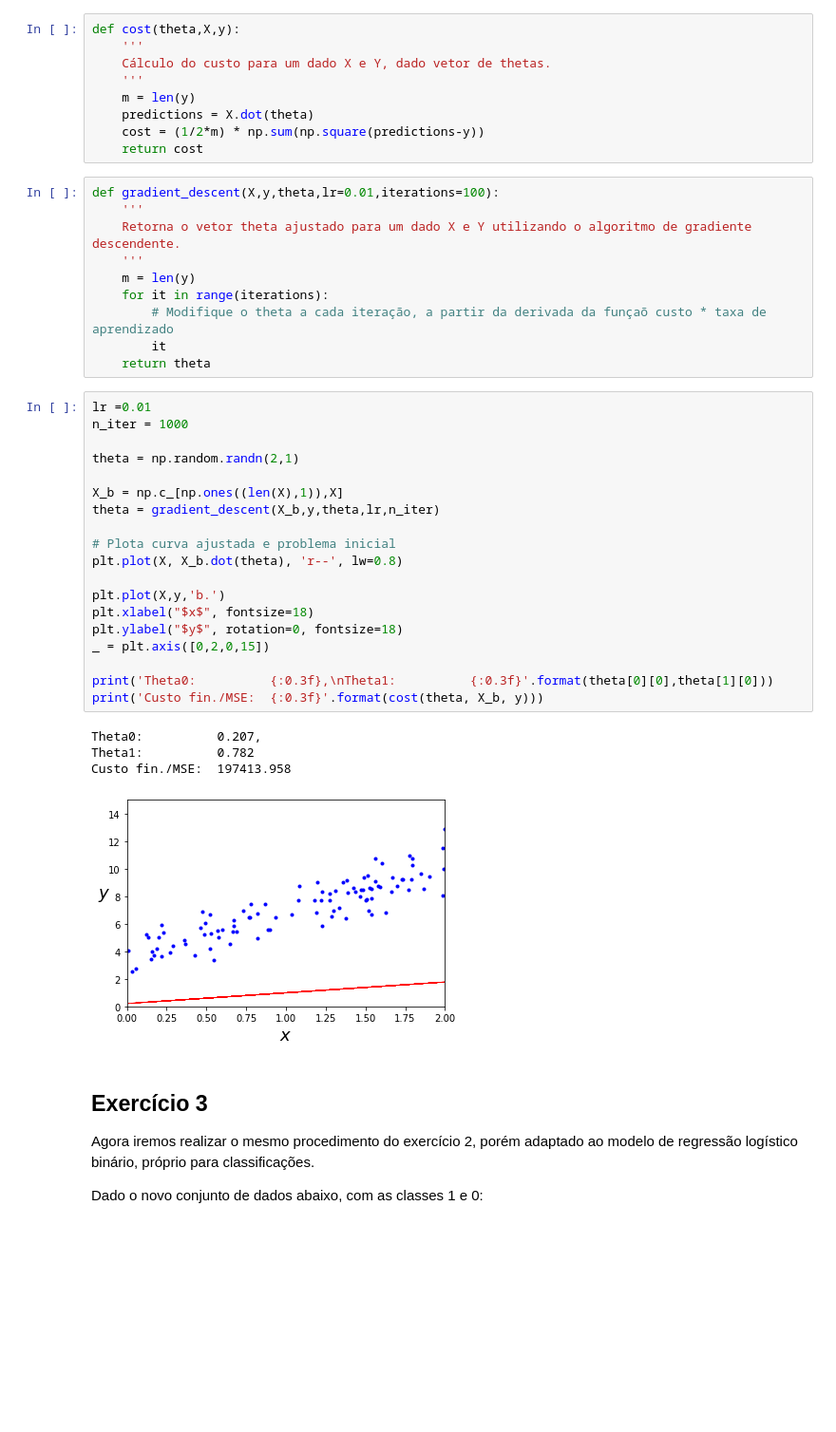
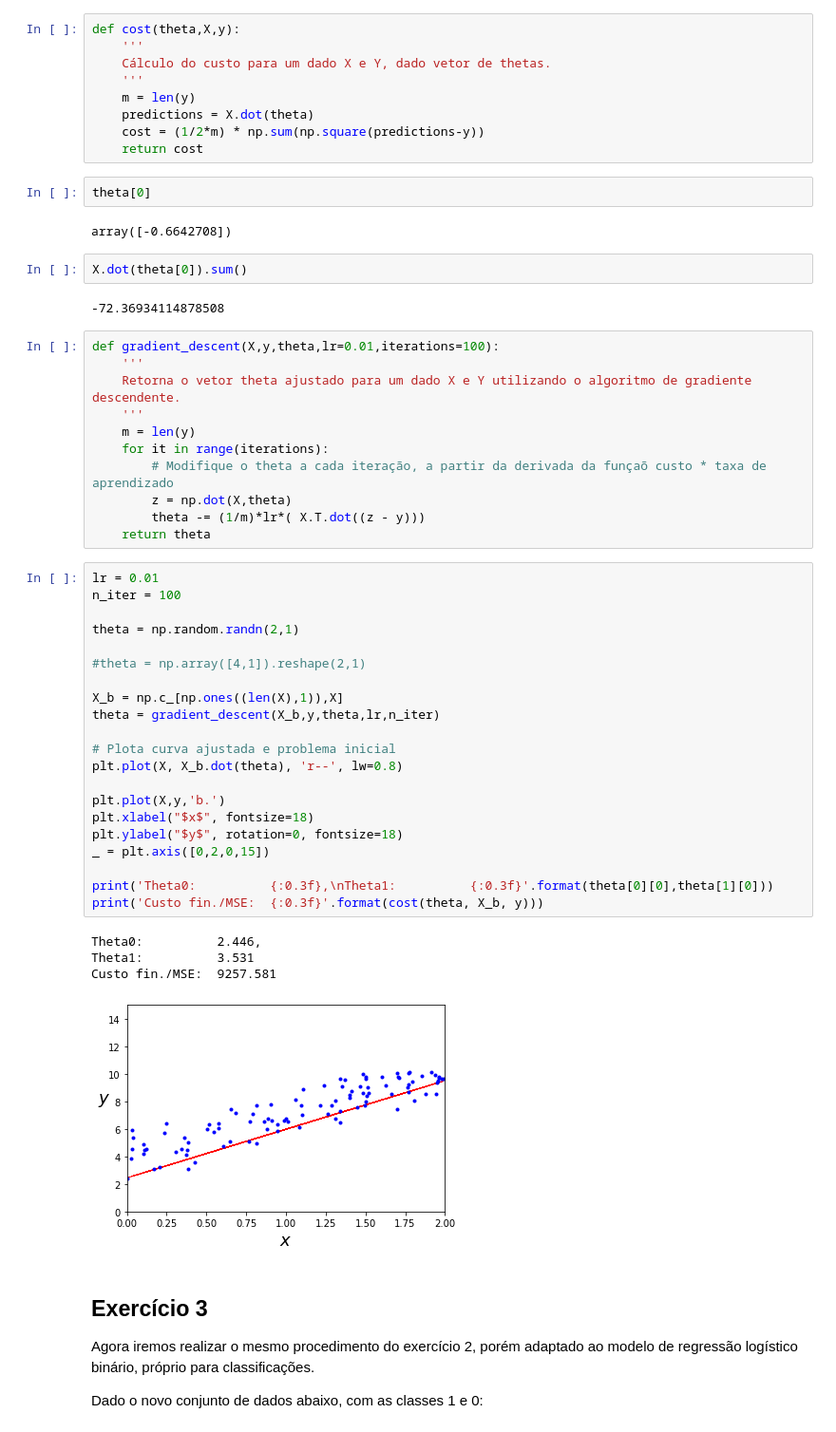
Before and after one commit to rodrigosantis1/intropython, a Jupyter notebook: Exercicios/Cap 3 - Numpy.ipynb, the cells around one changed output. Shown at 95% size. Cells and saved outputs as stored; diff of their text form; blank space fills up the shorter version.

```diff
--- a/Exercicios/Cap 3 - Numpy.ipynb
+++ b/Exercicios/Cap 3 - Numpy.ipynb
@@ -47,6 +47,14 @@ def cost(theta,X,y):
     predictions = X.dot(theta)
     cost = (1/2*m) * np.sum(np.square(predictions-y))
     return cost
+# %%
+theta[0]
+# %% [output]
+array([-0.6642708])
+# %%
+X.dot(theta[0]).sum()
+# %% [output]
+-72.36934114878508
 # %%
 def gradient_descent(X,y,theta,lr=0.01,iterations=100):
     '''
@@ -55,32 +63,35 @@ def gradient_descent(X,y,theta,lr=0.01,iterations=100):
     m = len(y)
     for it in range(iterations):
         # Modifique o theta a cada iteração, a partir da derivada da funçaõ custo * taxa de aprendizado
-        it
+        z = np.dot(X,theta)
+        theta -= (1/m)*lr*( X.T.dot((z - y)))
     return theta
 # %%
-lr =0.01
-n_iter = 1000
+lr = 0.01
+n_iter = 100
 
 theta = np.random.randn(2,1)
+
+#theta = np.array([4,1]).reshape(2,1)
 
 X_b = np.c_[np.ones((len(X),1)),X]
 theta = gradient_descent(X_b,y,theta,lr,n_iter)
 
 # Plota curva ajustada e problema inicial
 plt.plot(X, X_b.dot(theta), 'r--', lw=0.8)
 
 plt.plot(X,y,'b.')
 plt.xlabel("$x$", fontsize=18)
 plt.ylabel("$y$", rotation=0, fontsize=18)
 _ = plt.axis([0,2,0,15])
 
 print('Theta0:          {:0.3f},\nTheta1:          {:0.3f}'.format(theta[0][0],theta[1][0]))
 print('Custo fin./MSE:  {:0.3f}'.format(cost(theta, X_b, y)))
 # %% [output]
-Theta0:          0.207,
-Theta1:          0.782
-Custo fin./MSE:  197413.958
+Theta0:          2.446,
+Theta1:          3.531
+Custo fin./MSE:  9257.581
-[figure, old version]
+[figure, new version]
 # %% [markdown]
 ## Exercício 3
 
```
Also changed, not shown: parts of 2 cells of this notebook, 1 other file.
